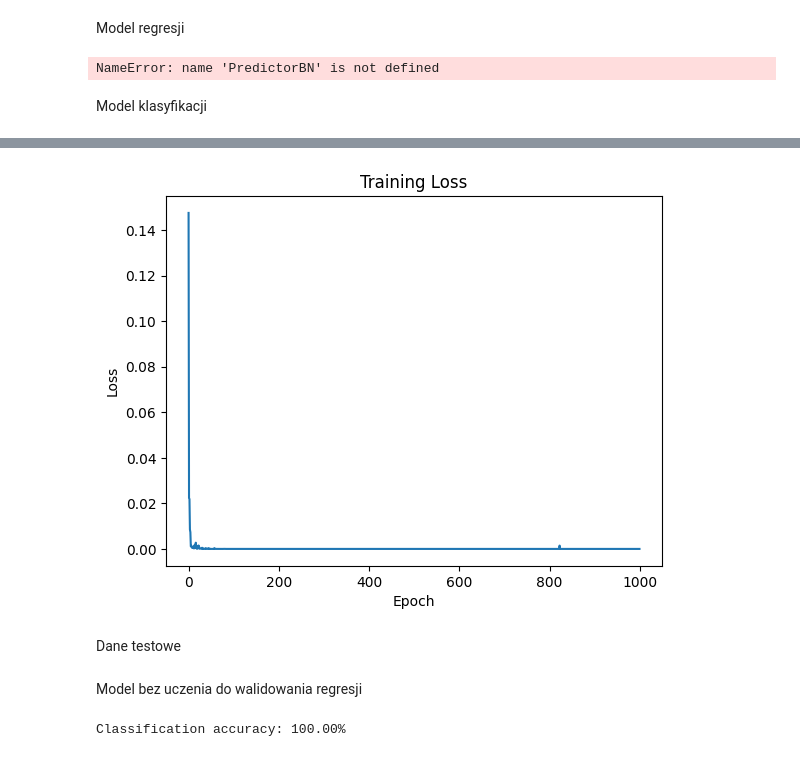
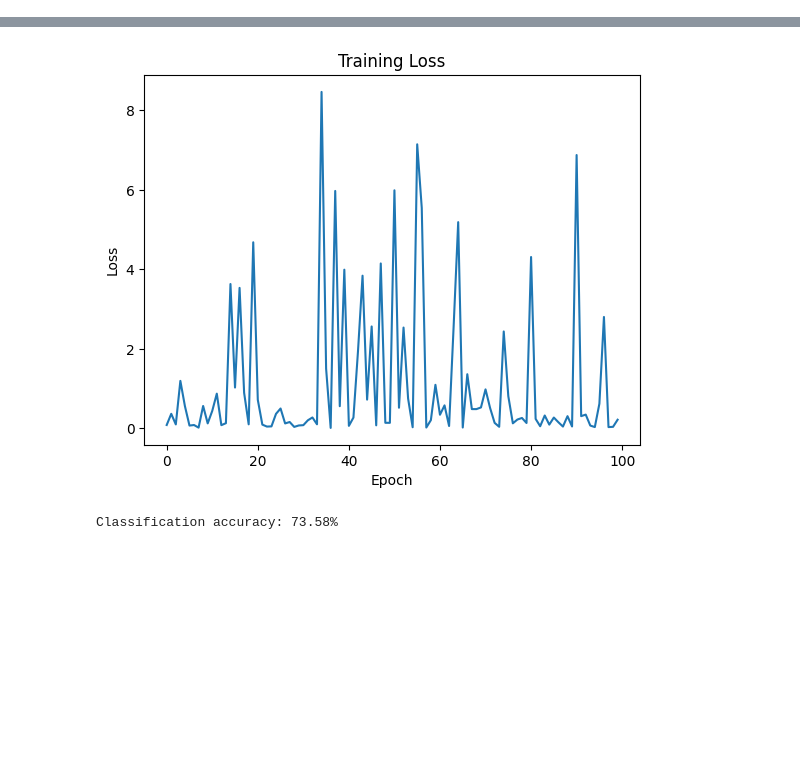
Before and after one commit to czarodziejszyn/ssne, a Jupyter notebook: projekt2/predictor.ipynb, the cells around one changed output, grey strips where cells are left out. Cells and saved outputs as stored; diff of their text form; code cells hidden in the pictures; blank space fills up the shorter version.

```diff
--- a/projekt2/predictor.ipynb
+++ b/projekt2/predictor.ipynb
@@ -93,21 +62,14 @@ To jest do nauczenia modelu z podziałem train test
 # %%
-dataset = data.TensorDataset(
-    torch.tensor(X_scaled).float(),
-    torch.tensor(y).long()
-)
-
-train_indices, test_indices = train_test_split(
-    list(range(len(dataset))), test_size=0.2, random_state=42
-)
+train_indices, test_indices = train_test_split(list(range(len(dataset))), test_size=0.2, random_state=42)
 train_dataset = data.Subset(dataset, train_indices)
 test_dataset = data.Subset(dataset, test_indices)
 
-train_labels = torch.tensor(train_data['SalePrice'].values[train_indices])
+train_labels = torch.tensor(y[train_indices]).long()
 class_counts = torch.bincount(train_labels)
 class_weights = 1.0 / class_counts.float()
-sample_weights = class_weights[train_labels]
 
-sampler = data.WeightedRandomSampler(weights=sample_weights, num_samples=len(sample_weights), replacement=True)
+class_weights = class_weights / class_weights.sum()
+sampler = data.WeightedRandomSampler(weights=class_weights[train_labels], num_samples=len(train_labels), replacement=True)
 
 train_loader = data.DataLoader(train_dataset, batch_size=32, sampler=sampler)
 test_loader = data.DataLoader(test_dataset, batch_size=32, shuffle=False)
@@ -120,34 +76,24 @@ data_loader = data.DataLoader(train_dataset, batch_size=32, shuffle=True)
-# %% [markdown]
-Model regresji
 # %%
-model = PredictorBN()
-criterion = nn.MSELoss()
+model = MNISTClassifier_Dropout()
+criterion = nn.CrossEntropyLoss(weight=class_weights)
 opt_bn = torch.optim.Adam(model.parameters(), lr=0.001)
-# %% [output]
-NameError: name 'PredictorBN' is not defined
-# %% [markdown]
-Model klasyfikacji
-# %%
-model = MNISTClassifier_Dropout()
-class_weights = torch.tensor([1.0 / class_counts[i] for i in range(len(class_counts))]).to(device)
-criterion = nn.CrossEntropyLoss(weight=class_weights)
-opt_bn = torch.optim.Adam(model.parameters(), lr=0.0005)
 # %%
 device = torch.device("cuda" if torch.cuda.is_available() else "cpu")
 model.to(device)
 
 losses = []
 model.train()
-for epoch in range(1000):
-  for x, y in train_loader:
-    x, y = x.to(device), y.to(device).long()
-    opt_bn.zero_grad()
-    y_pred = model(x)
-    loss = criterion(y_pred, y)
-    loss.backward()
-    opt_bn.step()
-  losses.append(loss.item())
-  print(f"Epoch: {epoch}, Loss: {loss.item()}")
+for epoch in range(100):
+    for x, y in train_loader:
+        x, y = x.to(device), y.to(device)
+        opt_bn.zero_grad()
+        y_pred = model(x)
+        loss = criterion(y_pred, y)
+        loss.backward()
+        opt_bn.step()
+
+    losses.append(loss.item())
+    print(f"Epoch: {epoch}, Loss: {loss.item()}")
 
 plt.plot(losses)
 plt.xlabel('Epoch')
@@ -175,3 +121 @@ Epoch: 999, Loss: 0.0
-[figure, old version]
+[figure, new version]
-# %% [markdown]
-Dane testowe
@@ -187,25 +122,20 @@ test_data = pd.get_dummies(test_data, columns=ohe_cols, drop_first=True).astype(
-# %% [markdown]
-Model bez uczenia do walidowania regresji
 # %%
 model.eval()
 y_pred_list = []
 y_true_list = []
 
-device = torch.device("cuda" if torch.cuda.is_available() else "cpu")
+with torch.no_grad():
+    for x, y in test_loader:
+        x, y = x.to(device), y.to(device)
+        y_pred = model(x)
+        y_pred_classes = torch.argmax(y_pred, dim=1)
 
-with torch.no_grad():
-  for x, y in test_loader:
-    x, y = x.to(device), y.to(device)
-    y_pred = model(x)
-    y_pred_classes = torch.argmax(y_pred, dim=1)
-
-    y_pred_list.extend(y_pred_classes.cpu().numpy().tolist())
-    y_true_list.extend(y.cpu().numpy().tolist())
-
+        y_pred_list.extend(y_pred_classes.cpu().numpy().tolist())
+        y_true_list.extend(y.cpu().numpy().tolist())
 
 correct_predictions = sum([1 for i in range(len(y_pred_list)) if y_pred_list[i] == y_true_list[i]])
 accuracy = (correct_predictions / len(y_pred_list)) * 100
 
 print(f"Classification accuracy: {accuracy:.2f}%")
 # %% [output]
-Classification accuracy: 100.00%
+Classification accuracy: 73.58%
```
Also changed, not shown: parts of 14 cells of this notebook.
